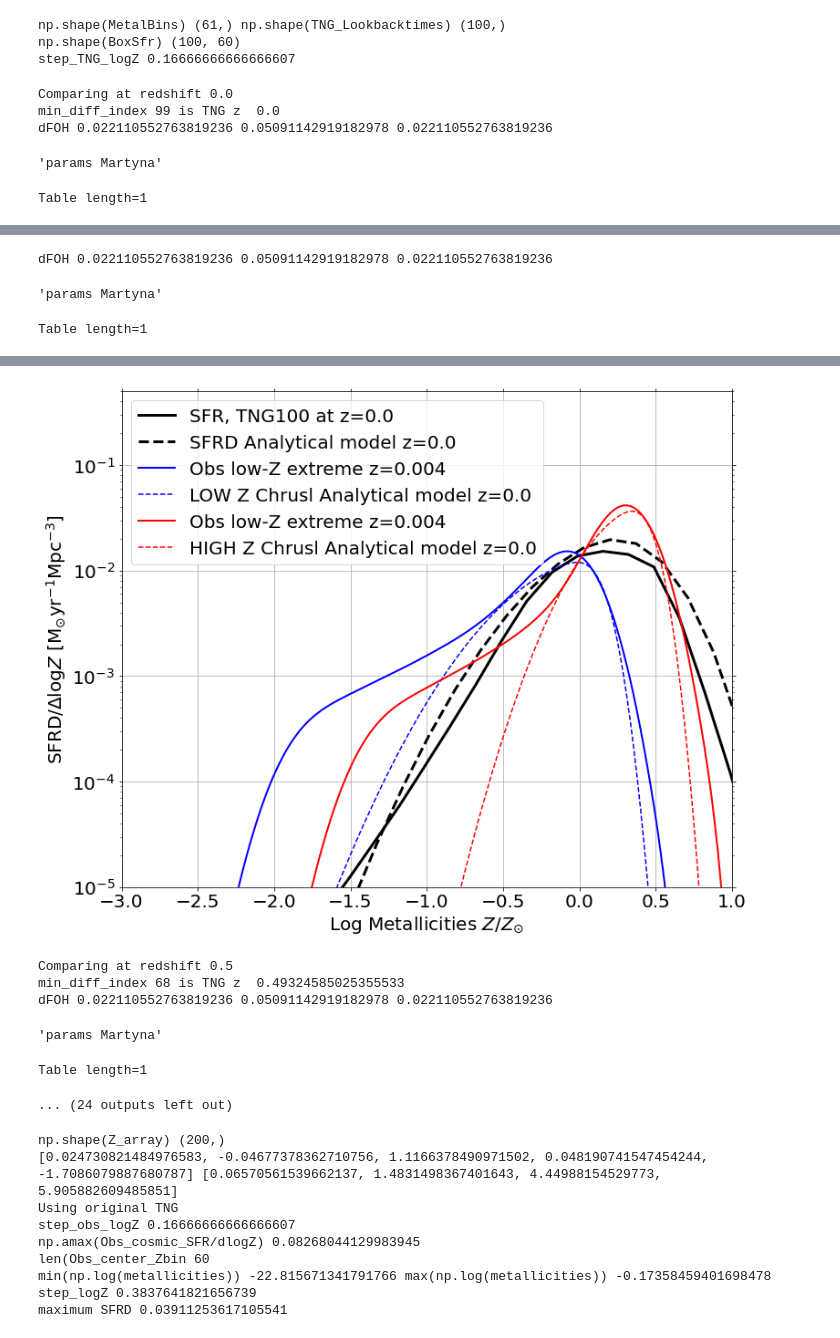
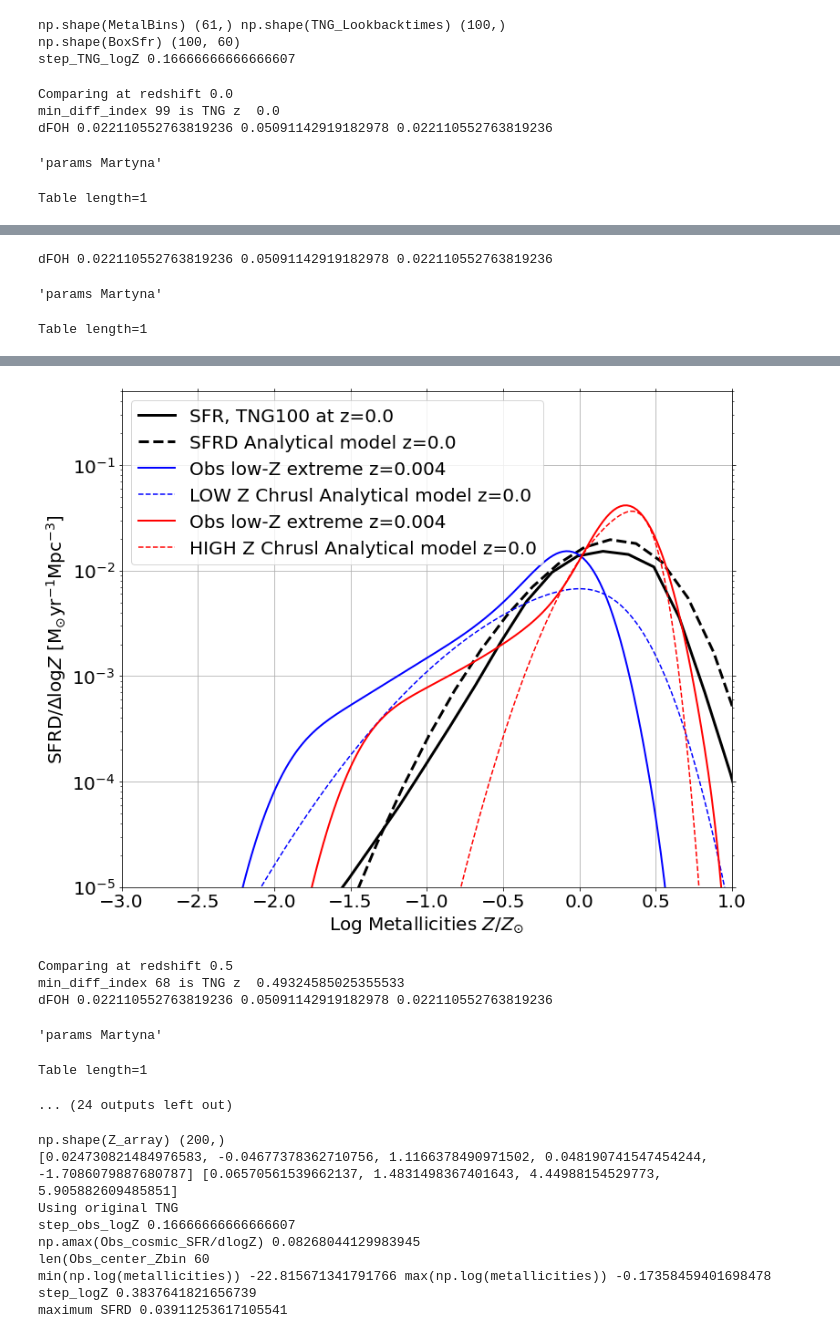
Before and after one commit to sashalvna/SFRD_fit, a Jupyter notebook: src/scripts/Determining_Reasonable_Parameter_Variations.ipynb, the cells around one changed output, grey strips where cells are left out. Drawn from its saved outputs; the diff is of its cells as text; code cells hidden in the pictures.

```diff
--- a/src/scripts/Determining_Reasonable_Parameter_Variations.ipynb
+++ b/src/scripts/Determining_Reasonable_Parameter_Variations.ipynb
@@ -255,7 +255,9 @@ def oneDcomparison(comparison_redshifts = [0.5], fit_param_filename = 'test_best
             # Observational (Chruslinska data)
             #####################################
             #read low Z data
-            low_Z_file = '204'+ 'f14SB'+'Boco'+ '_FMR270'+ '_FOH_z_dM.dat'
+#             low_Z_file = '204'+ 'f14SB'+'Boco'+ '_FMR270'+ '_FOH_z_dM.dat'
+            low_Z_file = '214'+ 'f14SB'+'Boco'+ '_FMR270'+ '_FOH_z_dM.dat'
+
             high_Z_file = '302'+ 'f14SB'+'Boco'+ '_FMR270'+ '_FOH_z_dM.dat'
             Chruslinska_data_files = [low_Z_file, high_Z_file]
             names     = ['LOW', 'HIGH']
@@ -316,10 +318,10 @@ Table length=1
 dFOH 0.022110552763819236 0.05091142919182978 0.022110552763819236
 'params Martyna'
 Table length=1
 | # mu0 | muz | omega0 | omegaz | alpha0 | sf_a | sf_b | sf_c | sf_d |
 | float64 | float64 | float64 | float64 | float64 | float64 | float64 | float64 | float64 |
 | 0.024538776833222038 | -0.043129303953387654 | 0.7078186569704108 | 0.05506601953901857 | -3.435018689692795 | 0.0383797248401756 | 2.6900849318367626 | 2.834427800362012 | 5.5805239020278545 |
-[figure, old version]
+[figure, new version]
 Comparing at redshift 0.5
 min_diff_index 68 is TNG z  0.49324585025355533
 dFOH 0.022110552763819236 0.05091142919182978 0.022110552763819236
```
Also changed, not shown: parts of 1 cell of this notebook.
